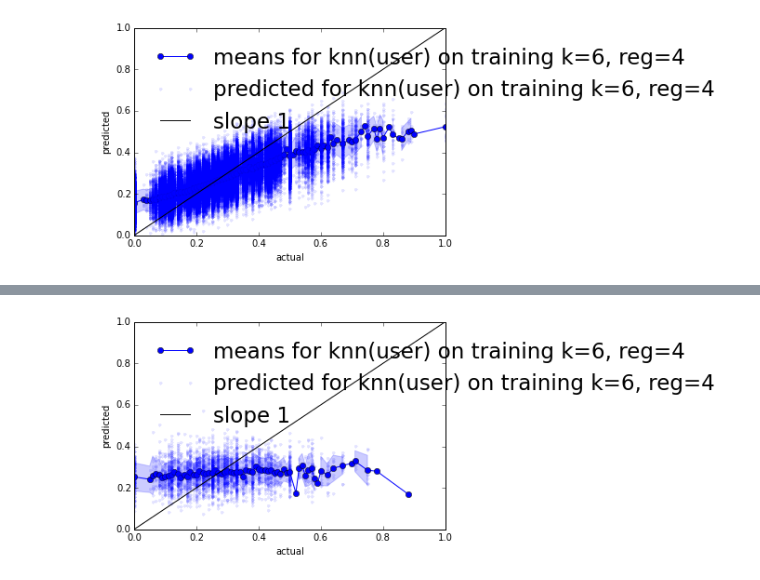
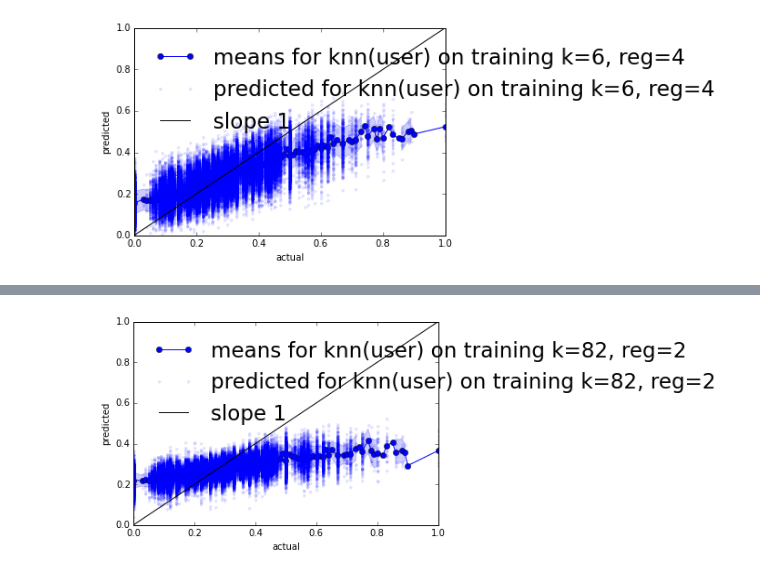
Before and after one commit to bacook17/CS109_baseball, a Jupyter notebook: BaselineModel.ipynb, the cells around one changed output, grey strips where cells are left out. Drawn from its saved outputs; the diff is of its cells as text; code cells hidden in the pictures.

Commit message:
almost done with knn, testdf results arent great

```diff
--- a/BaselineModel.ipynb
+++ b/BaselineModel.ipynb
@@ -860,5 +889,5 @@ RMSE for knn(user) on test k=19, reg=7 0.136851356472
 # %%
 %%time
-pt, at = get_ratings_user_nbd(testdf, traindf, train_avgs, db, k=6, reg=4.)
-compare_results(at,pt, model="knn(user) on training k=6, reg=4", predicteds=True)
+pt, at = get_ratings_user_nbd(traindf, traindf, train_avgs, db, k=82, reg=2.)
+compare_results(at,pt, model="knn(user) on training k=82, reg=2", predicteds=True)
 # %% [output]
@@ -868 +897 @@ Wall time: 39.1 s
-[figure, old version]
+[figure, new version]
```
Also changed, not shown: parts of 7 cells of this notebook.
